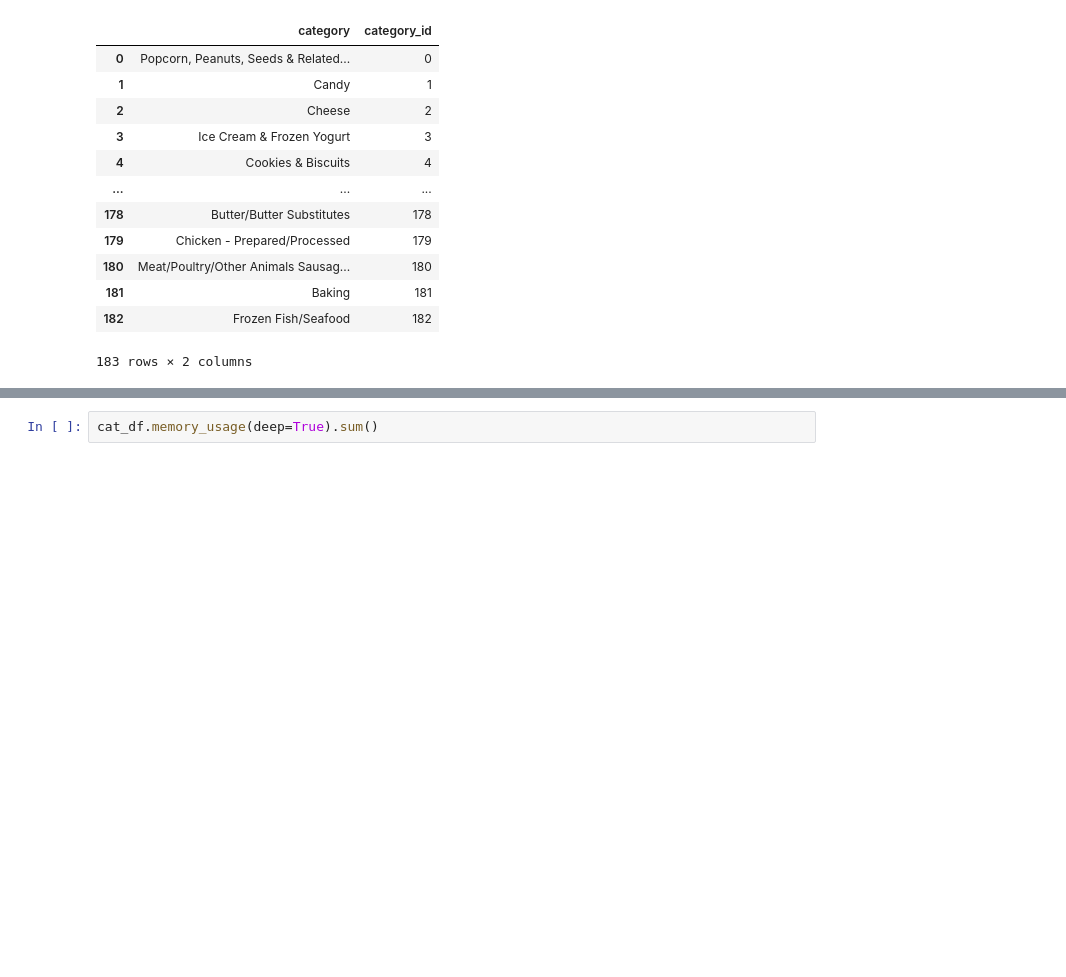
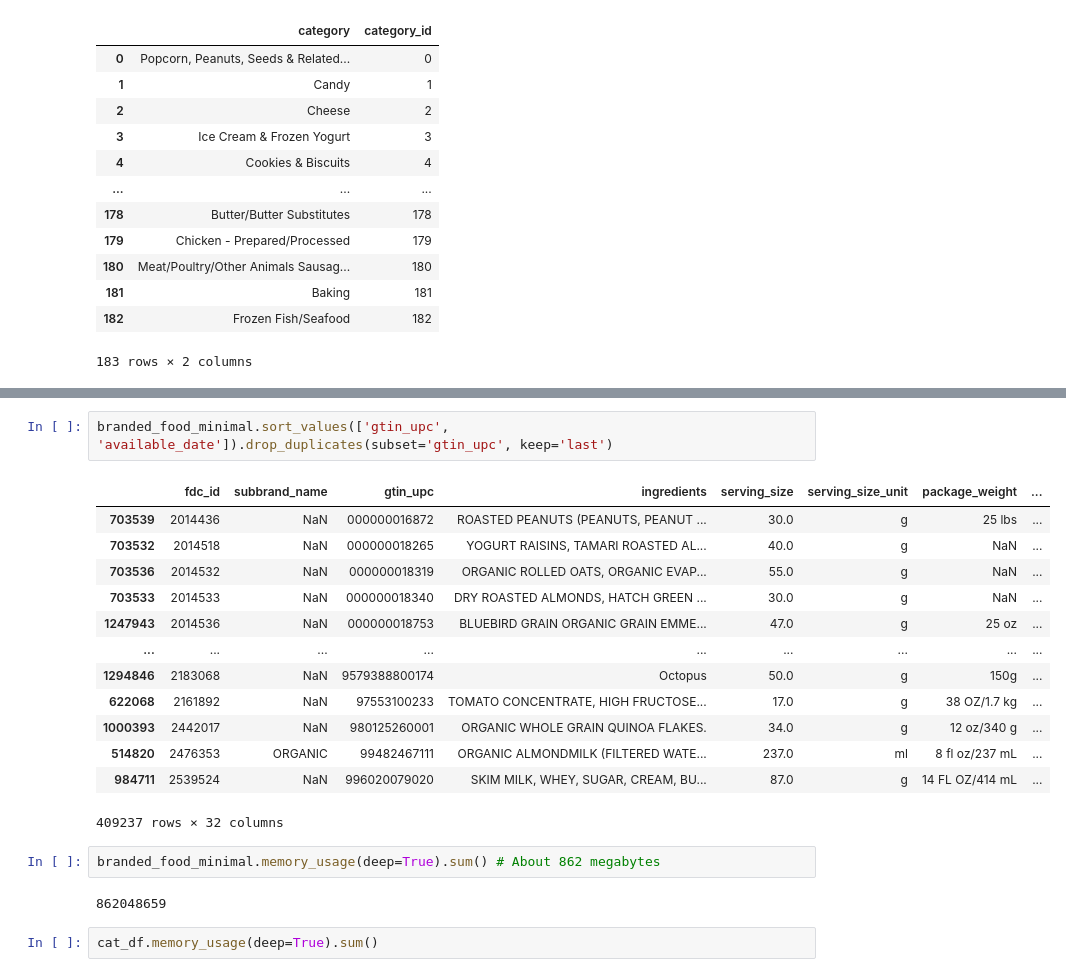
Before and after one commit to alexander-jensen/FDA-Data-Analysis, a Jupyter notebook: Branded Food Initial Data Analysis.ipynb, the cells around one changed output, grey strips where cells are left out. Drawn from its saved outputs; the diff is of its cells as text; blank space fills up the shorter version.

```diff
--- a/Branded Food Initial Data Analysis.ipynb
+++ b/Branded Food Initial Data Analysis.ipynb
@@ -984,3 +1038,23 @@ branded_food.memory_usage(deep=True).sum()
+# %%
+branded_food_minimal.sort_values(['gtin_upc', 'available_date']).drop_duplicates(subset='gtin_upc', keep='last')
+# %% [output]
+|  | fdc_id | subbrand_name | gtin_upc | ingredients | serving_size | serving_size_unit | package_weight | ... |
+| 703539 | 2014436 | NaN | 000000016872 | ROASTED PEANUTS (PEANUTS, PEANUT ... | 30.0 | g | 25 lbs | ... |
+| 703532 | 2014518 | NaN | 000000018265 | YOGURT RAISINS, TAMARI ROASTED AL... | 40.0 | g | NaN | ... |
+| 703536 | 2014532 | NaN | 000000018319 | ORGANIC ROLLED OATS, ORGANIC EVAP... | 55.0 | g | NaN | ... |
+| 703533 | 2014533 | NaN | 000000018340 | DRY ROASTED ALMONDS, HATCH GREEN ... | 30.0 | g | NaN | ... |
+| 1247943 | 2014536 | NaN | 000000018753 | BLUEBIRD GRAIN ORGANIC GRAIN EMME... | 47.0 | g | 25 oz | ... |
+| ... | ... | ... | ... | ... | ... | ... | ... | ... |
+| 1294846 | 2183068 | NaN | 9579388800174 | Octopus | 50.0 | g | 150g | ... |
+| 622068 | 2161892 | NaN | 97553100233 | TOMATO CONCENTRATE, HIGH FRUCTOSE... | 17.0 | g | 38 OZ/1.7 kg | ... |
+| 1000393 | 2442017 | NaN | 980125260001 | ORGANIC WHOLE GRAIN QUINOA FLAKES. | 34.0 | g | 12 oz/340 g | ... |
+| 514820 | 2476353 | ORGANIC | 99482467111 | ORGANIC ALMONDMILK (FILTERED WATE... | 237.0 | ml | 8 fl oz/237 mL | ... |
+| 984711 | 2539524 | NaN | 996020079020 | SKIM MILK, WHEY, SUGAR, CREAM, BU... | 87.0 | g | 14 FL OZ/414 mL | ... |
+409237 rows × 32 columns
+# %%
+branded_food_minimal.memory_usage(deep=True).sum() # About 862 megabytes
+# %% [output]
+862048659
 # %%
 cat_df.memory_usage(deep=True).sum()
 # %% [output]
```
Also changed, not shown: parts of 25 cells of this notebook.
